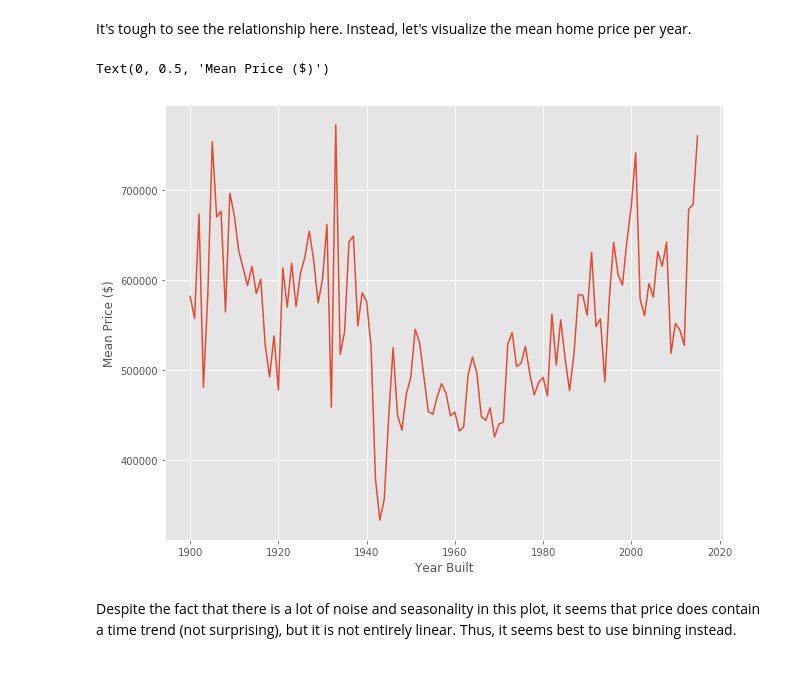
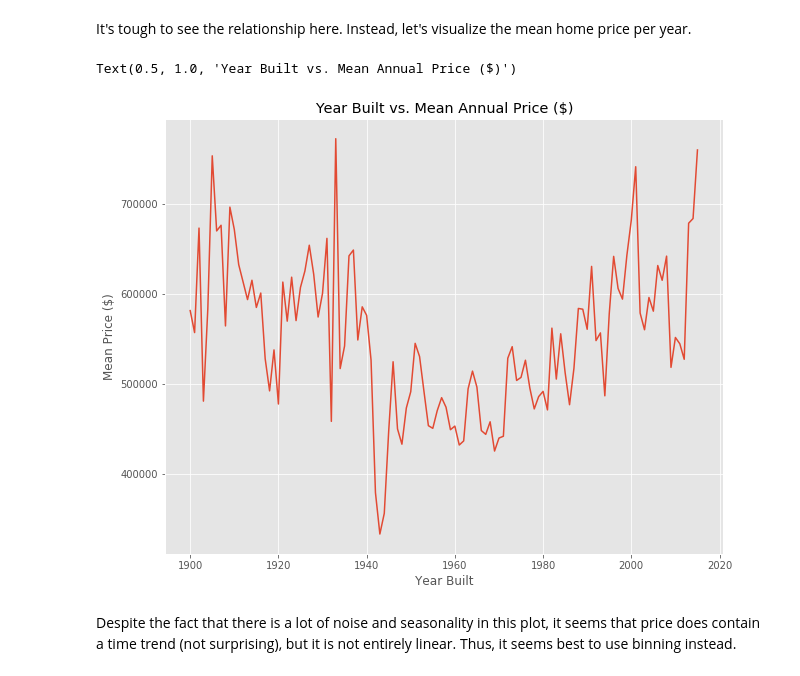
Before and after one commit to arcaputo3/dsc-1-final-project-online-ds-sp-000, a Jupyter notebook: student.ipynb, the cells around one changed output. Saved outputs shown, nothing was run; the diff lists cells and outputs as text; code cells hidden in the pictures.

```diff
--- a/student.ipynb
+++ b/student.ipynb
@@ -370,11 +380,12 @@ It's tough to see the relationship here. Instead, let's visualize the mean home
 # %%
 plt.figure(figsize=(10, 8))
 plt.plot(df.groupby('yr_built')['price'].mean())
 plt.xlabel('Year Built')
 plt.ylabel('Mean Price ($)')
+plt.title('Year Built vs. Mean Annual Price ($)')
 # %% [output]
-Text(0, 0.5, 'Mean Price ($)')
+Text(0.5, 1.0, 'Year Built vs. Mean Annual Price ($)')
-[figure, old version]
+[figure, new version]
 # %% [markdown]
 Despite the fact that there is a lot of noise and seasonality in this plot, it seems that price does contain a time trend (not surprising), but it is not entirely linear. Thus, it seems best to use binning instead.
 # %%
```
Also changed, not shown: parts of 51 cells of this notebook, 1 other file.
